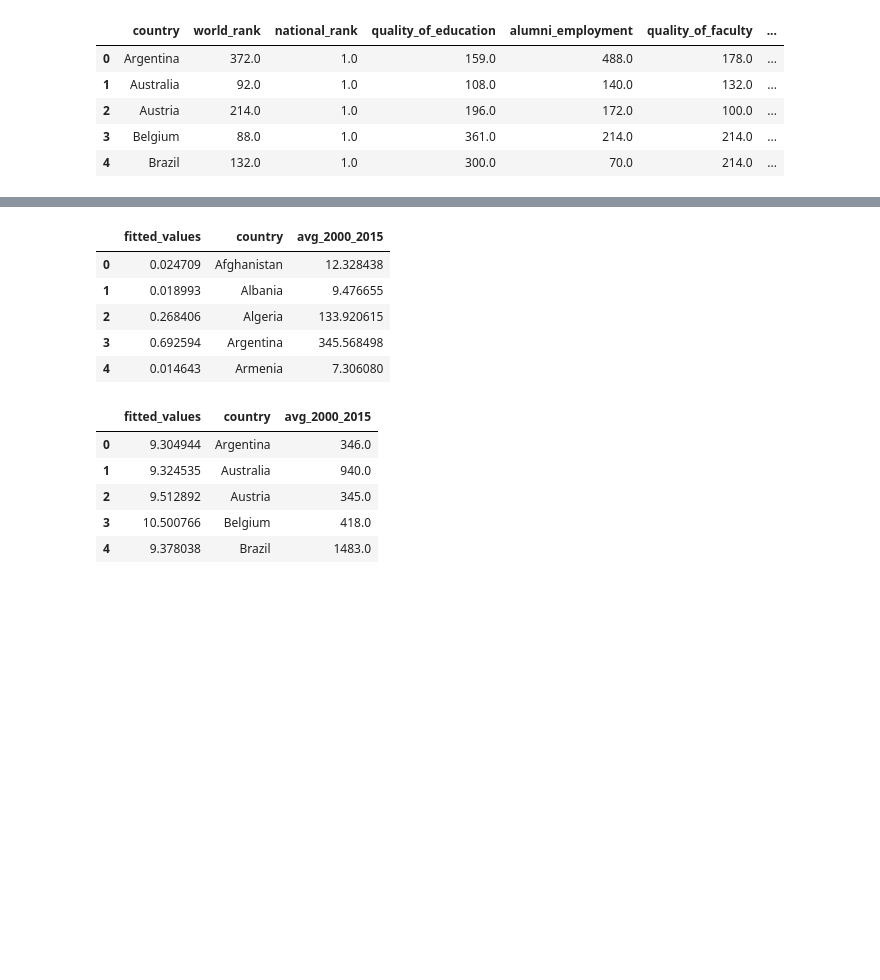
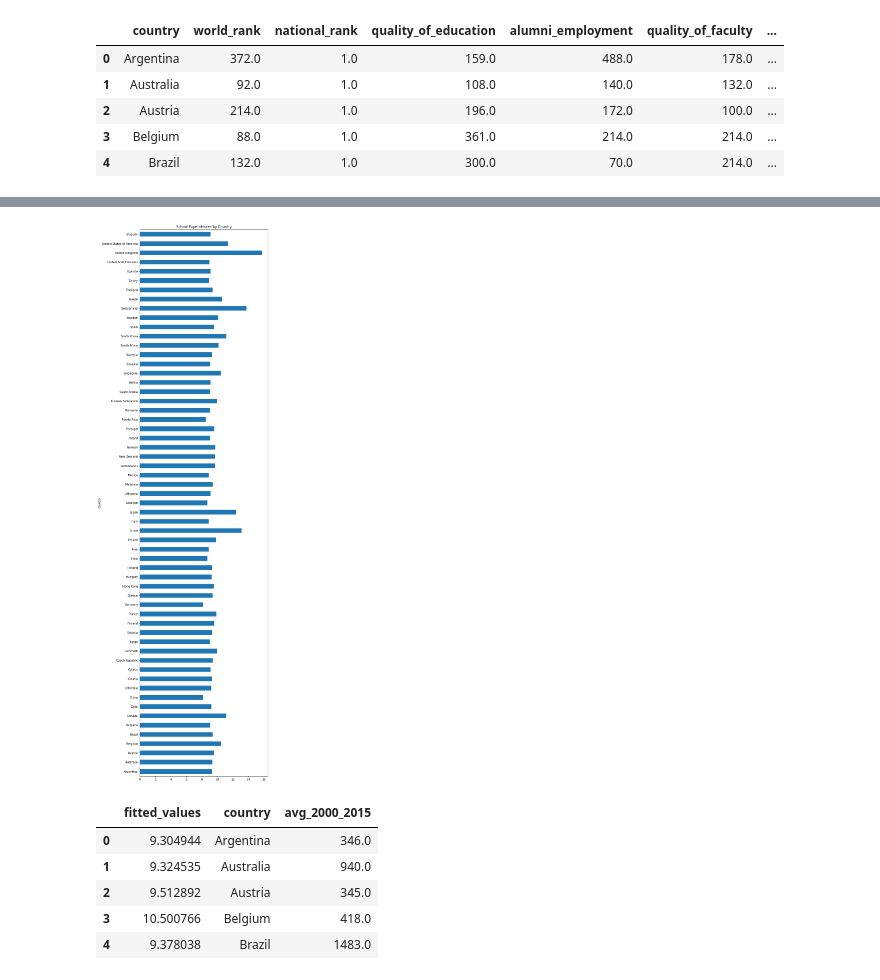
Before and after one commit to bluewallumich/Predicting-Educational-Outcomes, a Jupyter notebook: Milestone II Project v1.ipynb, the cells around one changed output, grey strips where cells are left out. Saved outputs shown, nothing was run; the diff lists cells and outputs as text; code cells hidden in the pictures; blank space fills up the shorter version.

```diff
--- a/Milestone II Project v1.ipynb
+++ b/Milestone II Project v1.ipynb
@@ -543,14 +543,11 @@ SLSframe_Full = [SLSresultsFull, country_final_Full]
 
 pred_frame_Full = pd.concat(SLSframe_Full,axis=1,join='outer')
 # %%
-pred_frame_Full.head()
+pred_frame_Full = pred_frame_Full.sort_values(['fitted_values'],ascending = (False))
+
+ax1 = pred_frame.plot.barh(x='country', y='fitted_values', figsize = (8,35), title = "School Expenditures by Country", legend = False)
 # %% [output]
-|  | fitted_values | country | avg_2000_2015 |
-| 0 | 0.024709 | Afghanistan | 12.328438 |
-| 1 | 0.018993 | Albania | 9.476655 |
-| 2 | 0.268406 | Algeria | 133.920615 |
-| 3 | 0.692594 | Argentina | 345.568498 |
-| 4 | 0.014643 | Armenia | 7.306080 |
+[figure, added]
 # %%
 pred_frame.head()
 # %% [output]
```
Also changed, not shown: parts of 5 cells of this notebook.
